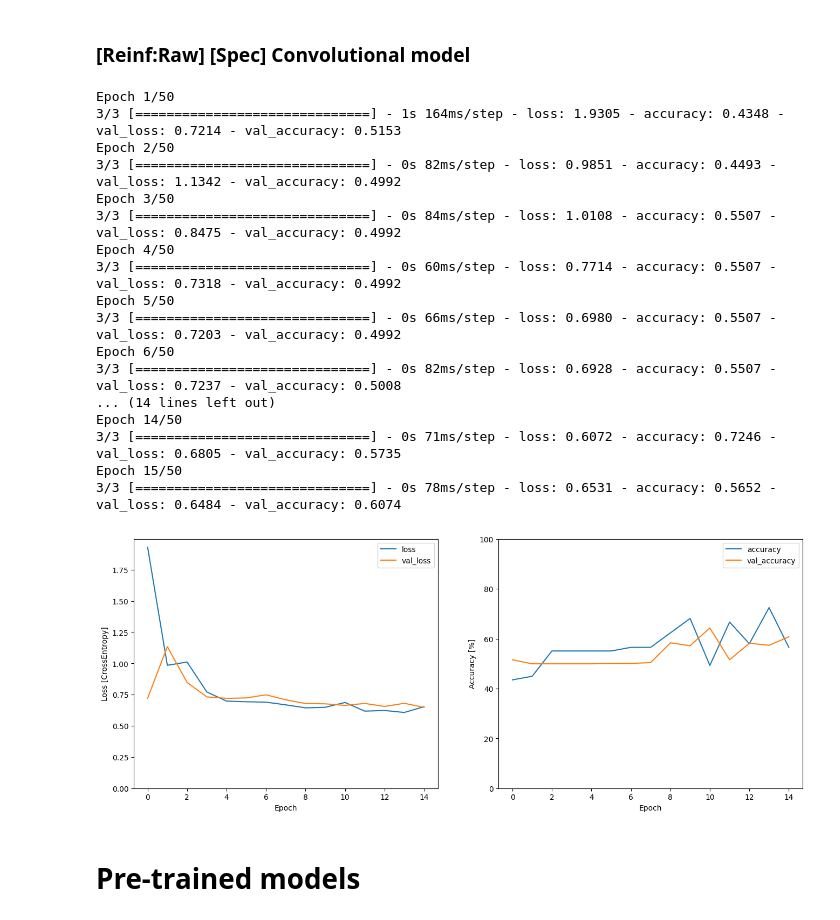
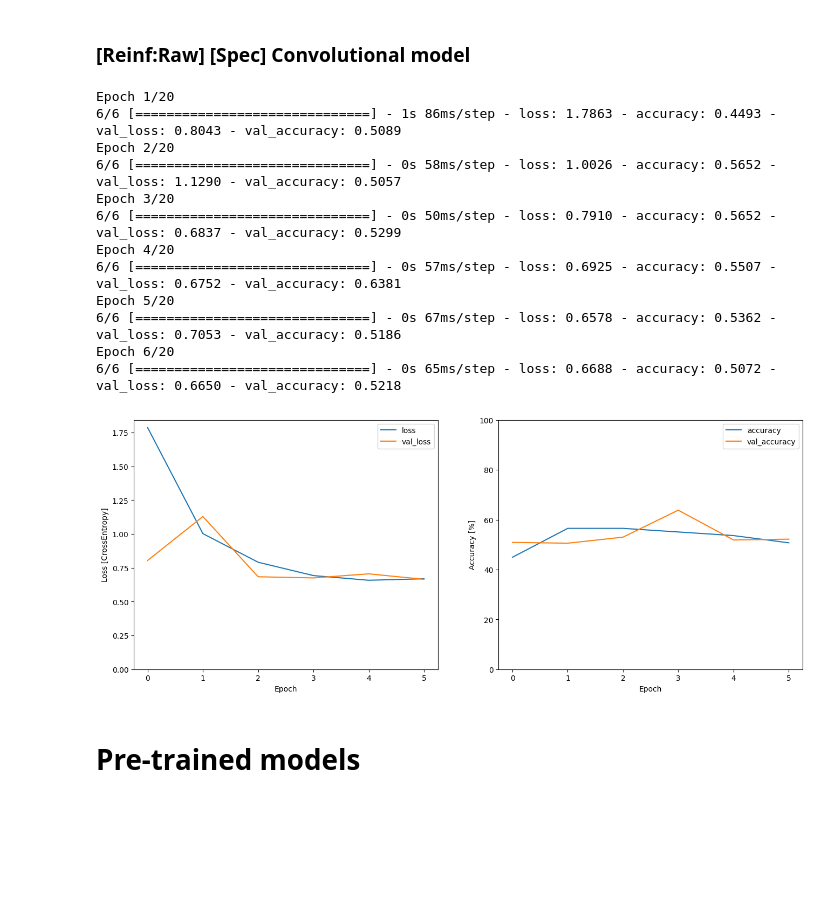
Before and after one commit to Lantain/HiveSound, a Jupyter notebook: reinf_tf.ipynb, the cells around one changed output. Drawn from its saved outputs; the diff is of its cells as text; code cells hidden in the pictures; blank space fills up the shorter version.

```diff
--- a/reinf_tf.ipynb
+++ b/reinf_tf.ipynb
@@ -7,7 +7,7 @@ from src.plots import plot_history, plot_mfccs, plot_spectrograms
 # %% [markdown]
 0.90 - For proving that using pre-trained model works better
 # %%
-train_ds, val_ds, label_names = dataset_tf("./dataset/sbcm", 0.90)
+train_ds, val_ds, label_names = dataset_tf("./dataset/sbcm", 0.90, 12)
 # %% [output]
 Found 688 files belonging to 2 classes.
 Using 69 files for training.
@@ -189,36 +178,31 @@ Epoch 8/60
 # %%
 model_spec_conv = get_conv_model(input_shape, len(label_names))
 model_spec_conv.compile(
     optimizer=tf.keras.optimizers.legacy.Adam(learning_rate=0.001),
     loss='sparse_categorical_crossentropy',
     metrics=['accuracy']
 )
 history_spec_conv = model_spec_conv.fit(
     train_spectrogram_ds,
     validation_data=val_spectrogram_ds,
-    epochs=50,
+    epochs=20,
     callbacks=callbacks
 )
 plot_history(history_spec_conv)
 # %% [output]
-Epoch 1/50
-3/3 [==============================] - 1s 164ms/step - loss: 1.9305 - accuracy: 0.4348 - val_loss: 0.7214 - val_accuracy: 0.5153
-Epoch 2/50
-3/3 [==============================] - 0s 82ms/step - loss: 0.9851 - accuracy: 0.4493 - val_loss: 1.1342 - val_accuracy: 0.4992
-Epoch 3/50
-3/3 [==============================] - 0s 84ms/step - loss: 1.0108 - accuracy: 0.5507 - val_loss: 0.8475 - val_accuracy: 0.4992
-Epoch 4/50
-3/3 [==============================] - 0s 60ms/step - loss: 0.7714 - accuracy: 0.5507 - val_loss: 0.7318 - val_accuracy: 0.4992
-Epoch 5/50
-3/3 [==============================] - 0s 66ms/step - loss: 0.6980 - accuracy: 0.5507 - val_loss: 0.7203 - val_accuracy: 0.4992
-Epoch 6/50
-3/3 [==============================] - 0s 82ms/step - loss: 0.6928 - accuracy: 0.5507 - val_loss: 0.7237 - val_accuracy: 0.5008
-... (14 lines left out)
-Epoch 14/50
-3/3 [==============================] - 0s 71ms/step - loss: 0.6072 - accuracy: 0.7246 - val_loss: 0.6805 - val_accuracy: 0.5735
-Epoch 15/50
-3/3 [==============================] - 0s 78ms/step - loss: 0.6531 - accuracy: 0.5652 - val_loss: 0.6484 - val_accuracy: 0.6074
+Epoch 1/20
+6/6 [==============================] - 1s 86ms/step - loss: 1.7863 - accuracy: 0.4493 - val_loss: 0.8043 - val_accuracy: 0.5089
+Epoch 2/20
+6/6 [==============================] - 0s 58ms/step - loss: 1.0026 - accuracy: 0.5652 - val_loss: 1.1290 - val_accuracy: 0.5057
+Epoch 3/20
+6/6 [==============================] - 0s 50ms/step - loss: 0.7910 - accuracy: 0.5652 - val_loss: 0.6837 - val_accuracy: 0.5299
+Epoch 4/20
+6/6 [==============================] - 0s 57ms/step - loss: 0.6925 - accuracy: 0.5507 - val_loss: 0.6752 - val_accuracy: 0.6381
+Epoch 5/20
+6/6 [==============================] - 0s 67ms/step - loss: 0.6578 - accuracy: 0.5362 - val_loss: 0.7053 - val_accuracy: 0.5186
+Epoch 6/20
+6/6 [==============================] - 0s 65ms/step - loss: 0.6688 - accuracy: 0.5072 - val_loss: 0.6650 - val_accuracy: 0.5218
-[figure, old version]
+[figure, new version]
 # %% [markdown]
 # Pre-trained models
 # %%
```
Also changed, not shown: parts of 9 cells of this notebook, 11 other files.
